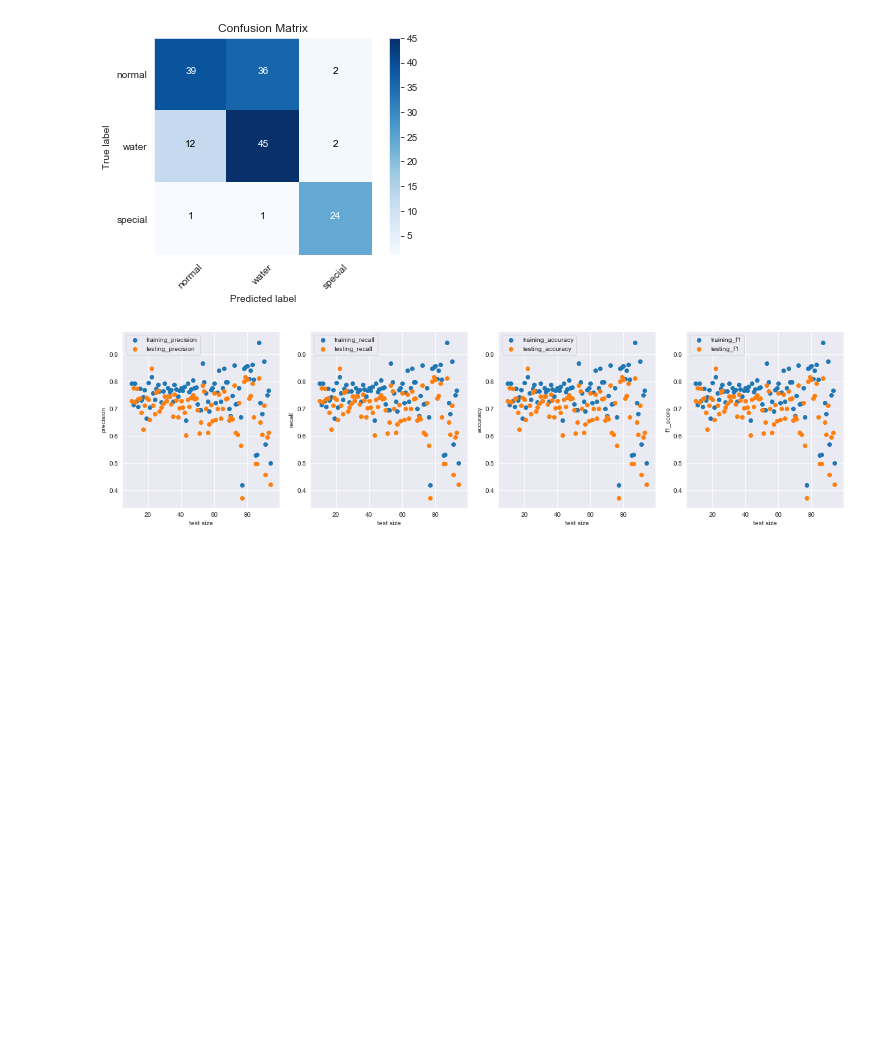
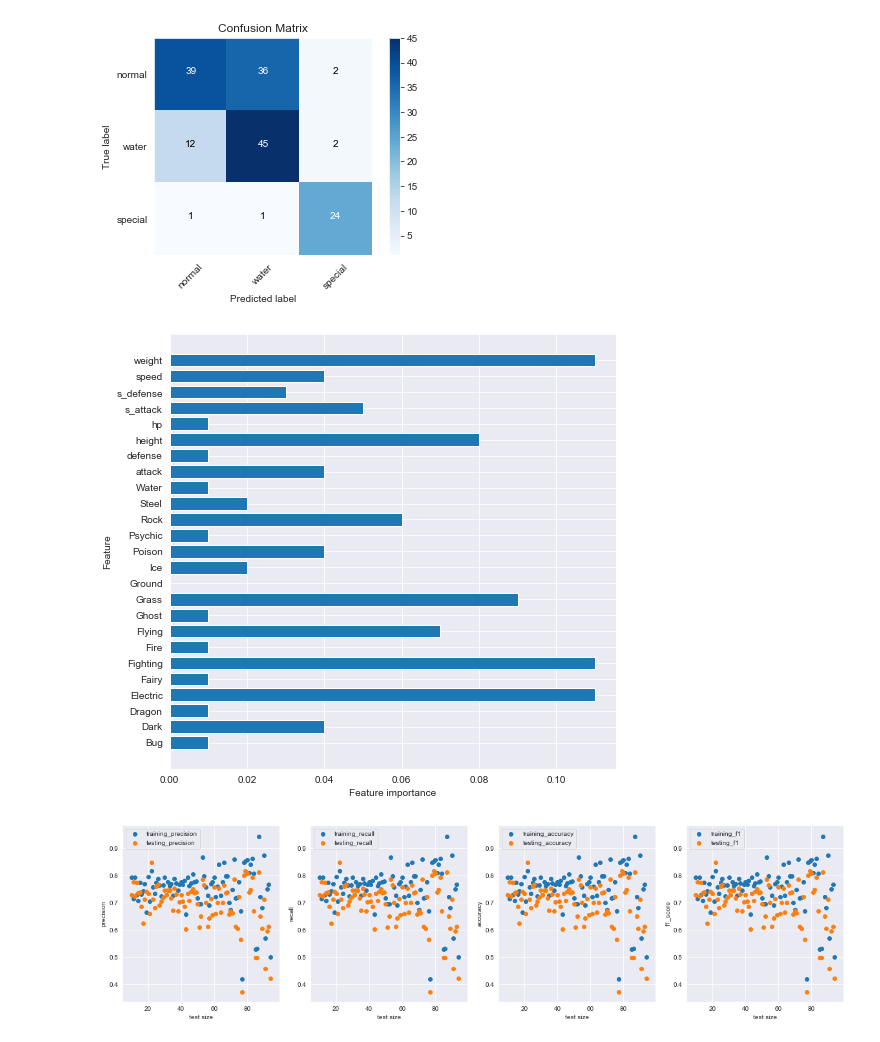
Before and after one commit to toprakmehmet/pokemon_types, a Jupyter notebook: pokemon_types.ipynb, the cells around one changed output. Saved outputs shown, nothing was run; the diff lists cells and outputs as text; code cells hidden in the pictures; blank space fills up the shorter version.

```diff
--- a/pokemon_types.ipynb
+++ b/pokemon_types.ipynb
@@ -603,6 +634,11 @@ ada_conf_metrix = confusion_matrix(y_test, ada_pred)
 conf_metrix(ada_conf_metrix)
 # %% [output]
 [figure]
+# %%
+# plot feature importances
+plot_feature_importances(ada_clf)
+# %% [output]
+[figure, added]
 # %%
 # plot metrixs by changing test size
 eva_plot(ada_clf)
```
Also changed, not shown: parts of 8 cells of this notebook.
